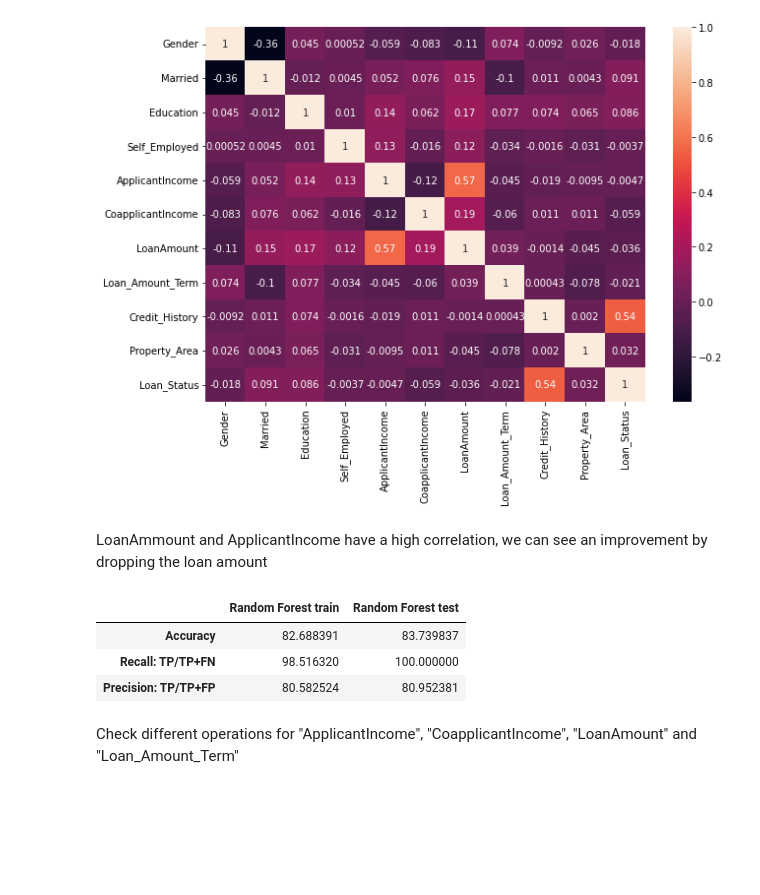
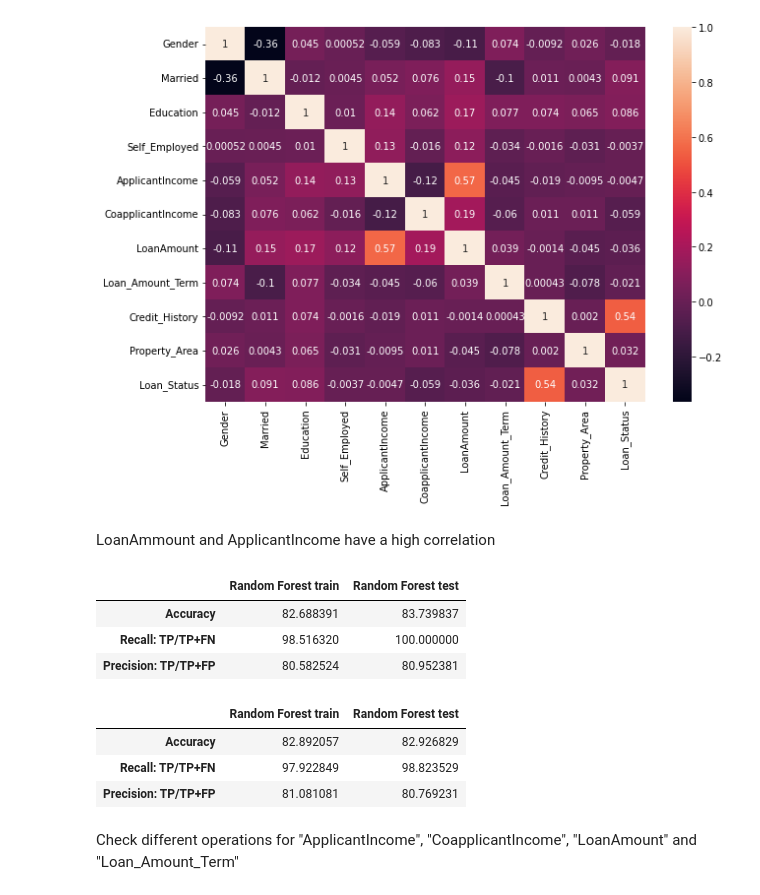
Before and after one commit to TiberiuAntoniu/Data-Science-in-industry, a Jupyter notebook: Random_Forest_improvement.ipynb, the cells around one changed output. Drawn from its saved outputs; the diff is of its cells as text; code cells hidden in the pictures; blank space fills up the shorter version.

```diff
--- a/Random_Forest_improvement.ipynb
+++ b/Random_Forest_improvement.ipynb
@@ -132,7 +132,7 @@ heatmap(corr, annot=True)
 <matplotlib.axes._subplots.AxesSubplot at 0x...>
 [figure]
 # %% [markdown]
-LoanAmmount and ApplicantIncome have a high correlation, we can see an improvement by dropping the loan amount
+LoanAmmount and ApplicantIncome have a high correlation
 # %%
 X_local = X.drop(["LoanAmount", "Loan_Amount_Term"], axis=1)
 
@@ -146,6 +146,19 @@ train_func(X_train, y_train, X_test, y_test)
 | Accuracy | 82.688391 | 83.739837 |
 | Recall: TP/TP+FN | 98.516320 | 100.000000 |
 | Precision: TP/TP+FP | 80.582524 | 80.952381 |
+# %%
+X_local = X.drop(["ApplicantIncome", "CoapplicantIncome"], axis=1)
+
+for train, test in shuffle_split.split(X_local, Y):
+    X_train, X_test = X_local.iloc[train], X_local.iloc[test]
+    y_train, y_test = Y.iloc[train], Y.iloc[test]
+
+train_func(X_train, y_train, X_test, y_test)
+# %% [output]
+|  | Random Forest train | Random Forest test |
+| Accuracy | 82.892057 | 82.926829 |
+| Recall: TP/TP+FN | 97.922849 | 98.823529 |
+| Precision: TP/TP+FP | 81.081081 | 80.769231 |
 # %% [markdown]
 Check different operations for "ApplicantIncome", "CoapplicantIncome", "LoanAmount" and "Loan_Amount_Term"
 # %%
```
Also changed, not shown: parts of 2 cells of this notebook.
